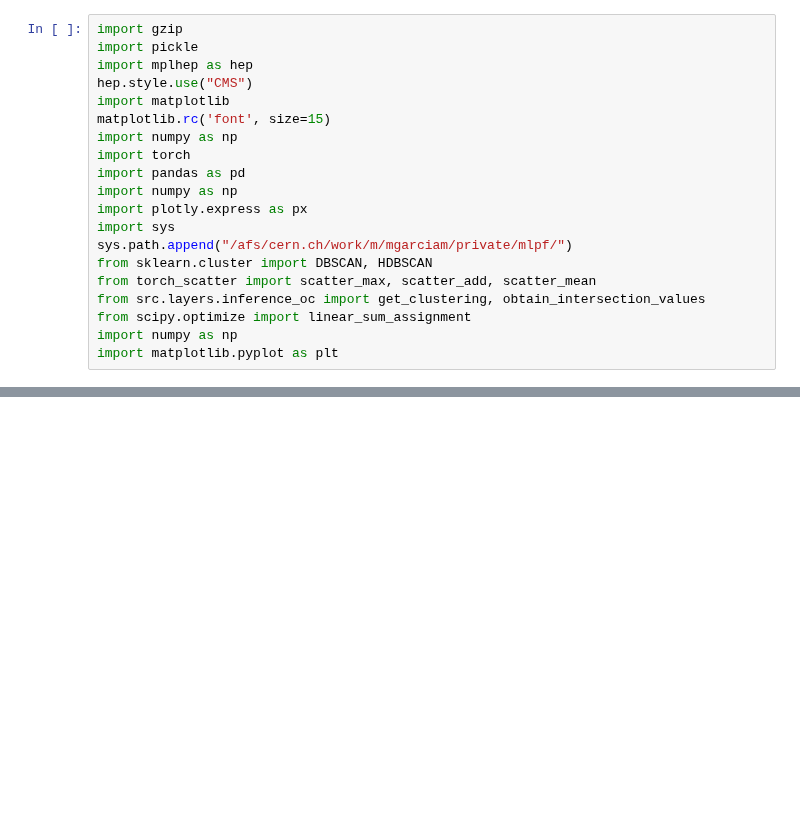
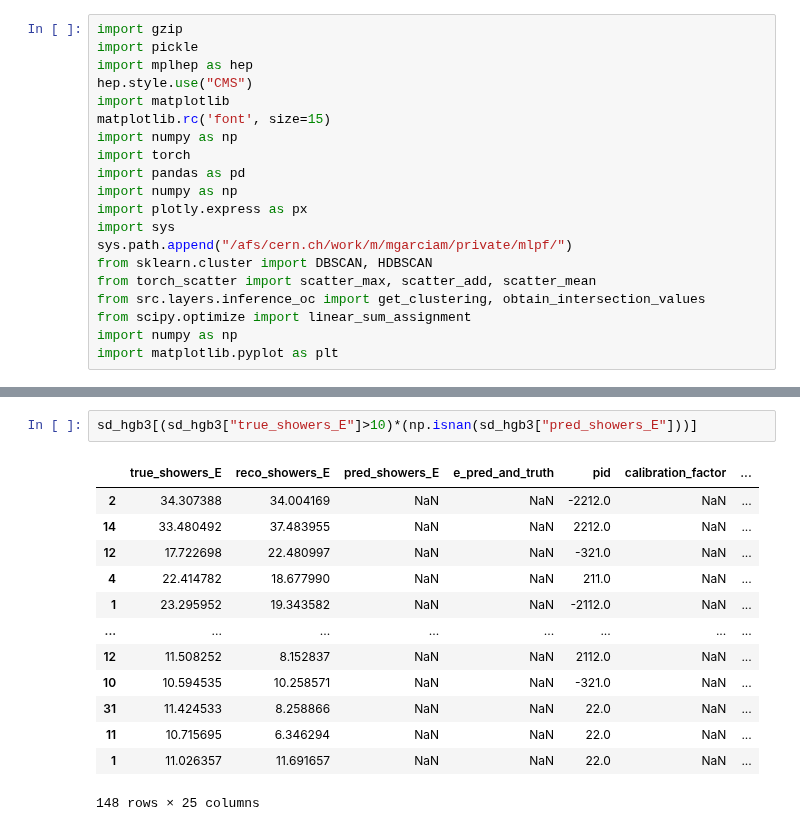
Before and after one commit to selvaggi/mlpf, a Jupyter notebook: notebooks/22_explore_inference_Lena.ipynb, the cells around one changed output, grey strips where cells are left out. Drawn from its saved outputs; the diff is of its cells as text; blank space fills up the shorter version.

```diff
--- a/notebooks/22_explore_inference_Lena.ipynb
+++ b/notebooks/22_explore_inference_Lena.ipynb
@@ -27,0 +46,16 @@ sd_pandora, matched_hgbq1 = open_mlpf_dataframe(path_hgcal, False)
+# %%
+sd_hgb3[(sd_hgb3["true_showers_E"]>10)*(np.isnan(sd_hgb3["pred_showers_E"]))]
+# %% [output]
+|  | true_showers_E | reco_showers_E | pred_showers_E | e_pred_and_truth | pid | calibration_factor | ... |
+| 2 | 34.307388 | 34.004169 | NaN | NaN | -2212.0 | NaN | ... |
+| 14 | 33.480492 | 37.483955 | NaN | NaN | 2212.0 | NaN | ... |
+| 12 | 17.722698 | 22.480997 | NaN | NaN | -321.0 | NaN | ... |
+| 4 | 22.414782 | 18.677990 | NaN | NaN | 211.0 | NaN | ... |
+| 1 | 23.295952 | 19.343582 | NaN | NaN | -2112.0 | NaN | ... |
+| ... | ... | ... | ... | ... | ... | ... | ... |
+| 12 | 11.508252 | 8.152837 | NaN | NaN | 2112.0 | NaN | ... |
+| 10 | 10.594535 | 10.258571 | NaN | NaN | -321.0 | NaN | ... |
+| 31 | 11.424533 | 8.258866 | NaN | NaN | 22.0 | NaN | ... |
+| 11 | 10.715695 | 6.346294 | NaN | NaN | 22.0 | NaN | ... |
+| 1 | 11.026357 | 11.691657 | NaN | NaN | 22.0 | NaN | ... |
+148 rows × 25 columns
```
Also changed, not shown: parts of 10 cells of this notebook, 2 other files.
